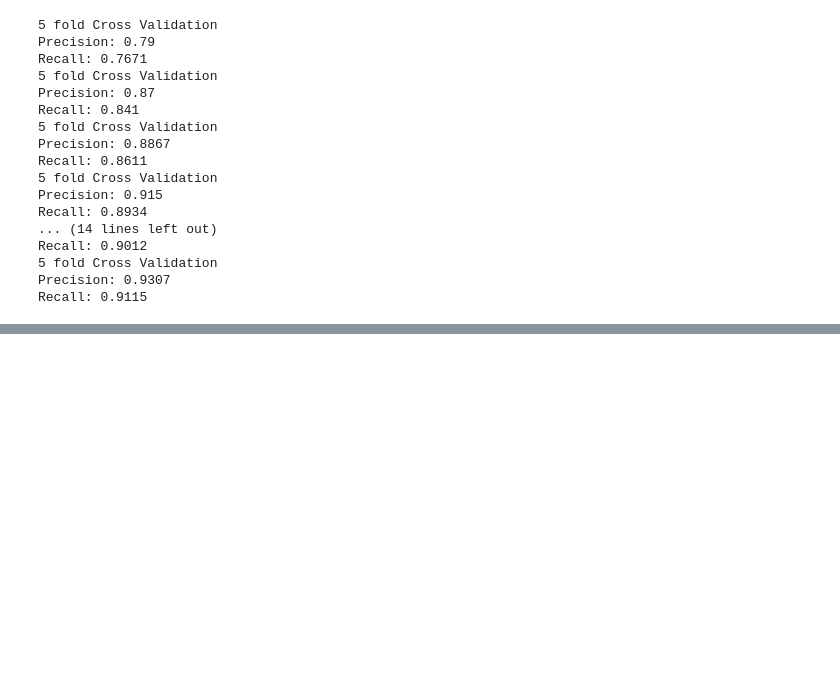
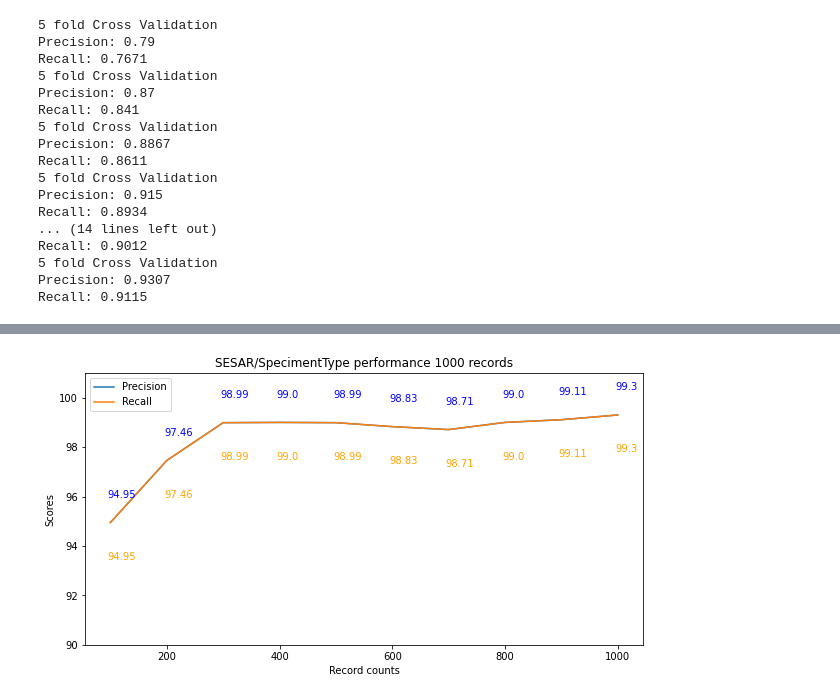
Before and after one commit to isamplesorg/vocabulary_learning, a Jupyter notebook: python/crossValidation.ipynb, the cells around one changed output, grey strips where cells are left out. Saved outputs shown, nothing was run; the diff lists cells and outputs as text; code cells hidden in the pictures; blank space fills up the shorter version.

```diff
--- a/python/crossValidation.ipynb
+++ b/python/crossValidation.ipynb
@@ -131,0 +131,4 @@ Recall: 0.9918
+# %%
+drawGraph(SESAR_specimenType_result, 'SESAR/SpecimentType', len(SESAR_specimenType), [90, 101])
+# %% [output]
+[figure, added]
```
Also changed, not shown: parts of 7 cells of this notebook.
